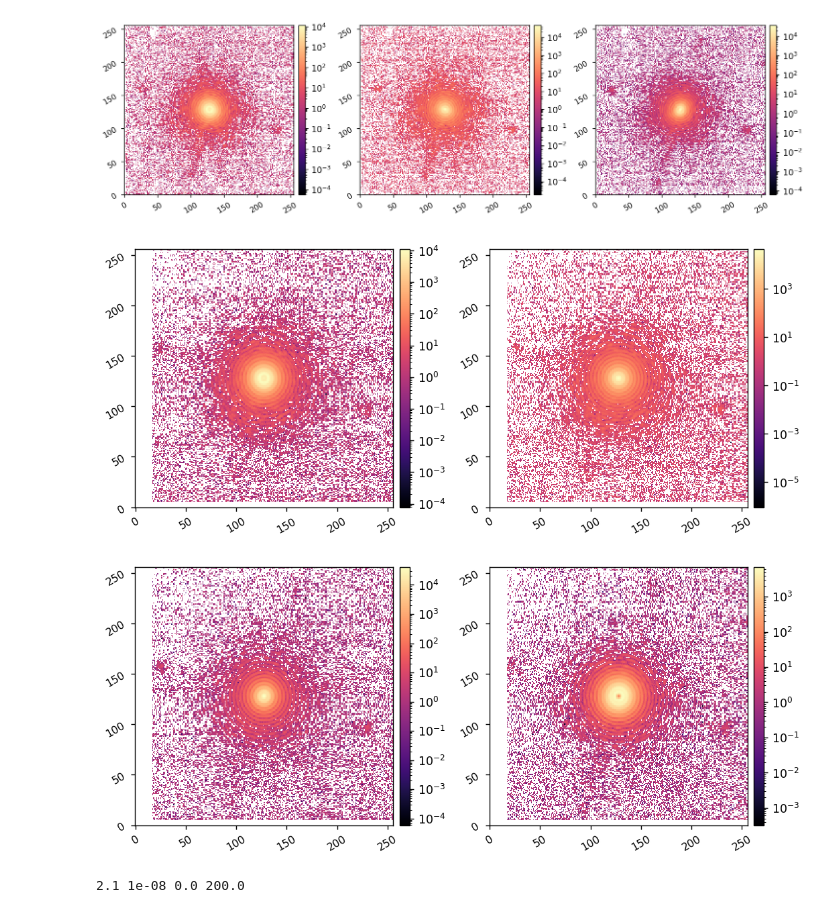
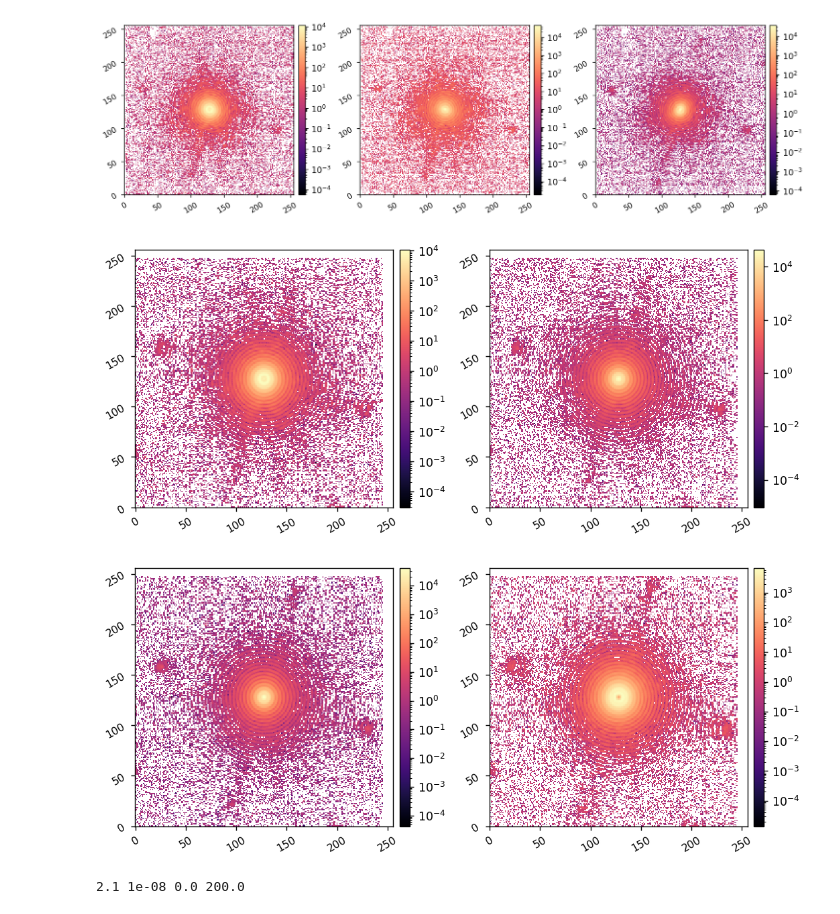
Before and after one commit to kian1377/aefc-vortex, a Jupyter notebook: scoob/upsample_pr_data_ref.ipynb, the cells around one changed output. Saved outputs shown, nothing was run; the diff lists cells and outputs as text; code cells hidden in the pictures.

```diff
--- a/scoob/upsample_pr_data_ref.ipynb
+++ b/scoob/upsample_pr_data_ref.ipynb
@@ -58,13 +60,14 @@ imshows.imshow3(Imeas[0], Imeas[1], Imeas[2], lognorm=1)
 (3, 256, 256)
 [figure]
 # %%
-fname = 'data/20250113_fdpr2_ref.pkl'
+fname = 'data/20250114_fdpr2_ref.pkl'
+
 fdpr2_data = utils.load_pickle(fname)
 Imeas = fdpr2_data['Imeas']
 imshow2(Imeas[0], Imeas[1], lognorm=1)
 imshow2(Imeas[2], Imeas[3], lognorm=1)
 # %% [output]
-[figure, old version]
+[figure, new version]
-[figure, old version]
+[figure, new version]
 # %%
 # parse configuration
```
Also changed, not shown: parts of 11 cells of this notebook.
